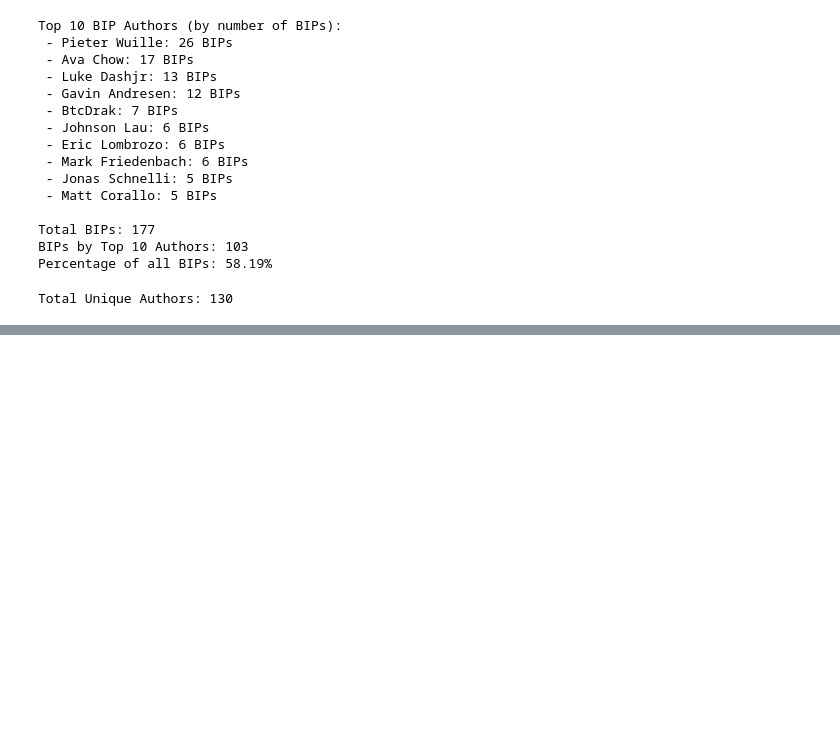
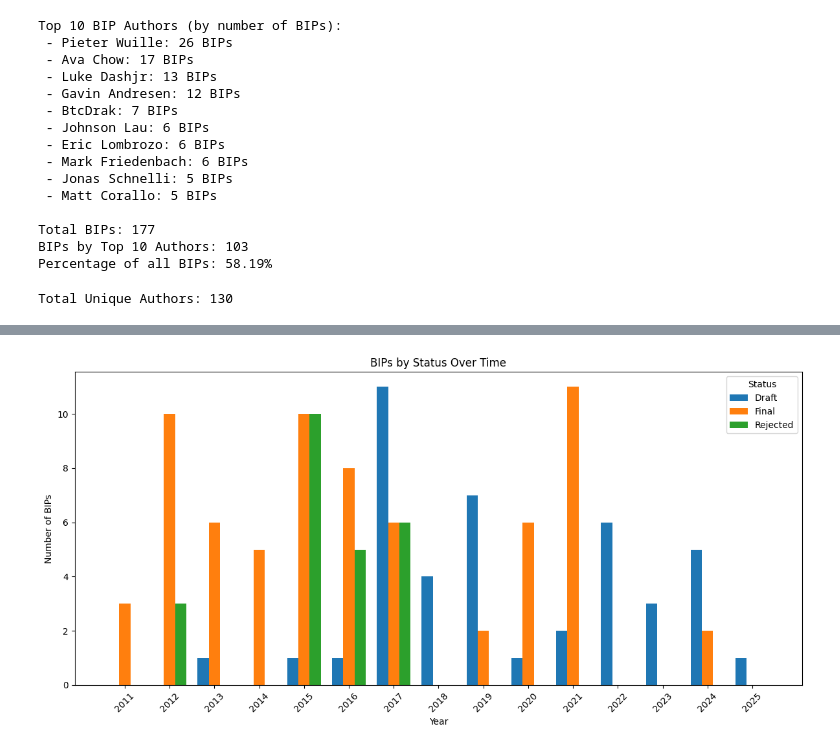
Before and after one commit to SEG-UNIBE/cdv-explorer, a Jupyter notebook: Research_questions/RQ1/RQ1_notebook.ipynb, the cells around one changed output, grey strips where cells are left out. Drawn from its saved outputs; the diff is of its cells as text; code cells hidden in the pictures; blank space fills up the shorter version.

```diff
--- a/Research_questions/RQ1/RQ1_notebook.ipynb
+++ b/Research_questions/RQ1/RQ1_notebook.ipynb
@@ -185,0 +329,29 @@ Total Unique Authors: 130
+# %%
+# Define the statuses you're interested in
+statuses = ['Draft', 'Final', 'Rejected']
+years = sorted(status_by_year.keys())
+
+# Create a list of values for each status across years
+status_counts = {status: [] for status in statuses}
+for year in years:
+    for status in statuses:
+        status_counts[status].append(status_by_year[year].get(status, 0))
+# %%
+bar_width = 0.25
+x = np.arange(len(years))  # positions for bars
+
+plt.figure(figsize=(12, 6))
+
+for i, status in enumerate(statuses):
+    offset = (i - 1) * bar_width  # centers the groups
+    plt.bar(x + offset, status_counts[status], width=bar_width, label=status)
+
+plt.xticks(x, years, rotation=45)
+plt.xlabel("Year")
+plt.ylabel("Number of BIPs")
+plt.title("BIPs by Status Over Time")
+plt.legend(title="Status")
+plt.tight_layout()
+plt.show()
+# %% [output]
+[figure, added]
```
Also changed, not shown: parts of 8 cells of this notebook, 2 other files.
